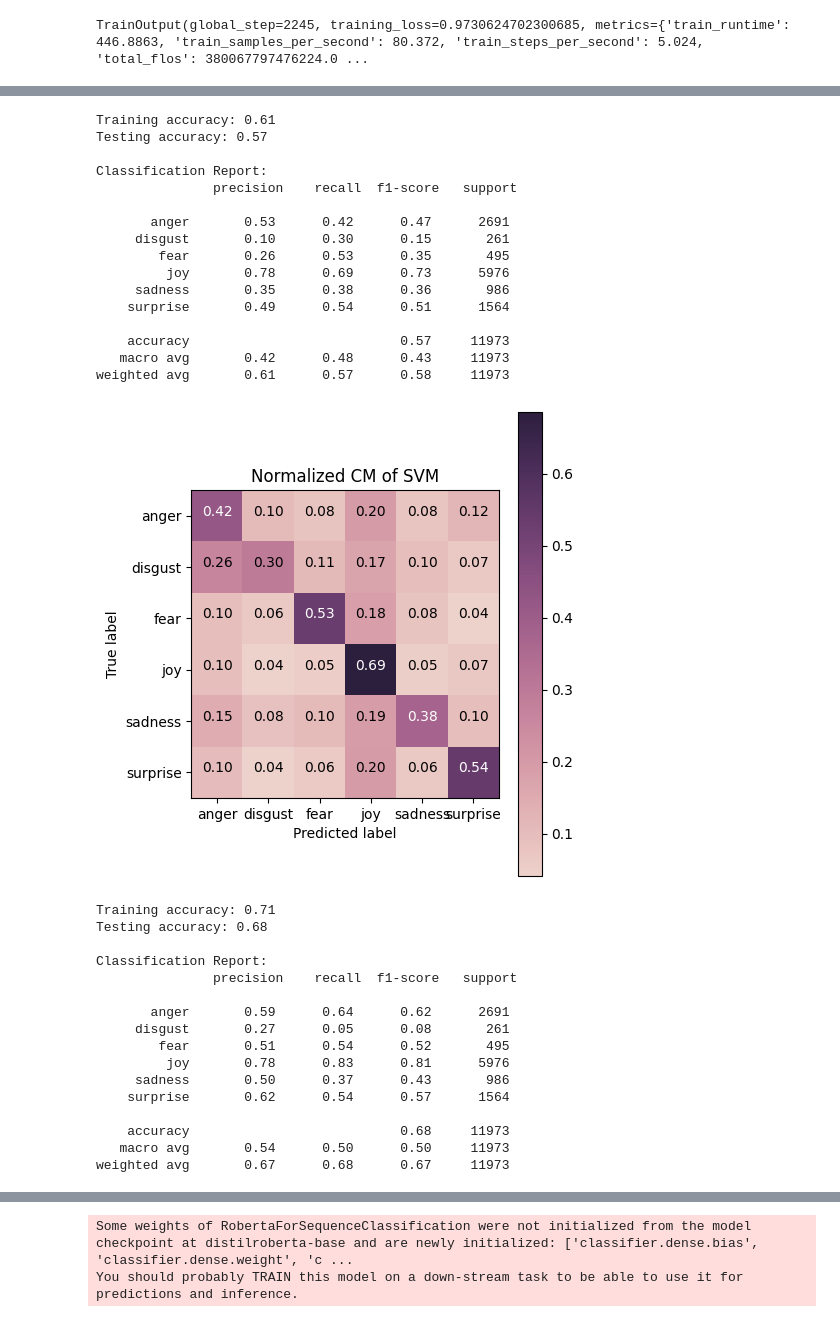
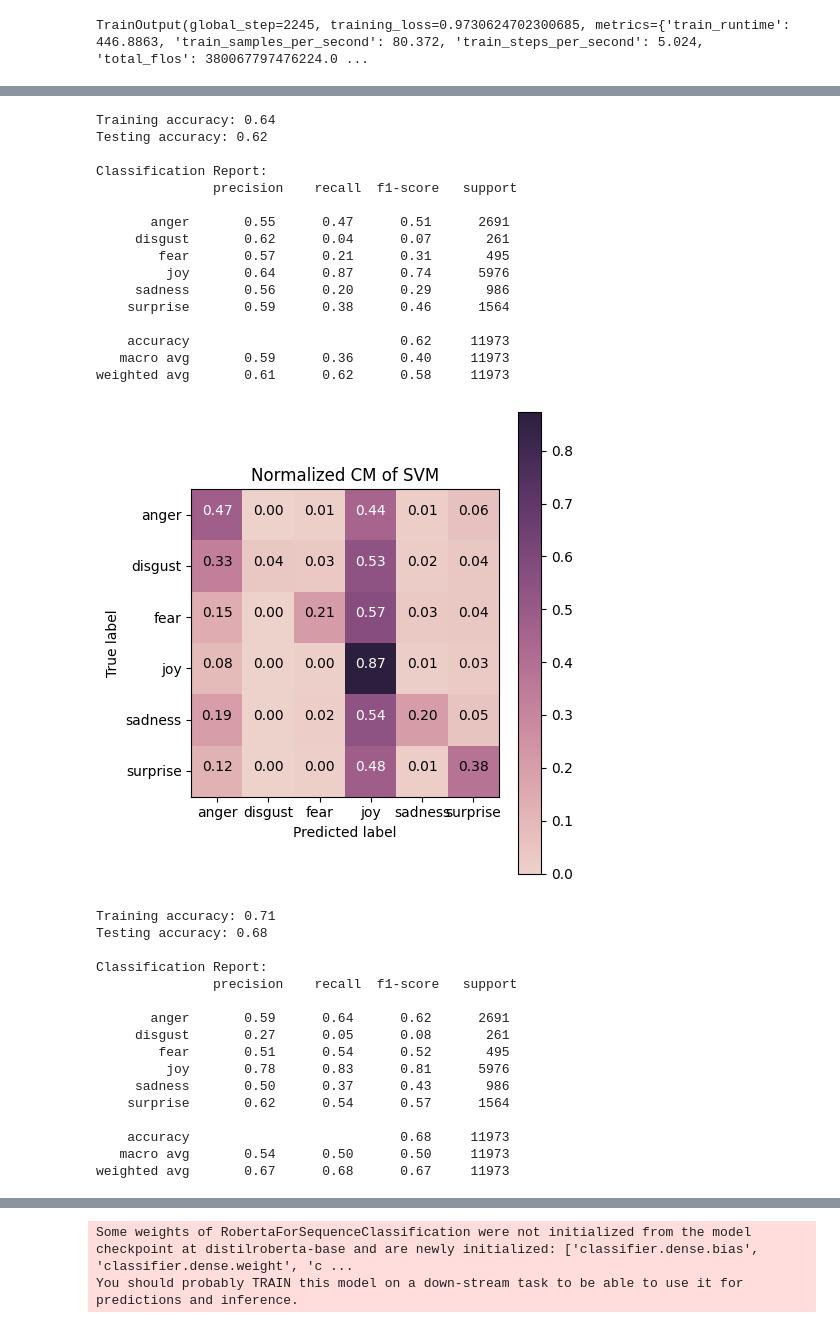
Before and after one commit to huang-chen-wei/DM2025-Lab2-Exercise, a Jupyter notebook: DM2025-Lab2-Homework.ipynb, the cells around one changed output, grey strips where cells are left out. Cells and saved outputs as stored; diff of their text form; code cells hidden in the pictures.

```diff
--- a/DM2025-Lab2-Homework.ipynb
+++ b/DM2025-Lab2-Homework.ipynb
@@ -687,6 +730,8 @@ model_NB_pseudo = MultinomialNB()
 model_NB_pseudo.fit(X_train_pseudo_BOW_500, y_train_pseudo_BOW_500)                         # Train
 y_train_pred_NB_pseudo = model_NB_pseudo.predict(X_train_pseudo_BOW_500)                    # Predict on train
 y_test_pred_NB_pseudo = model_NB_pseudo.predict(X_test_pseudo_BOW_500)                      # Predict on test
+prob_train_pred_NB_pseudo = model_NB_pseudo.predict_proba(X_train_pseudo_BOW_500)
+prob_test_pred_NB_pseudo = model_NB_pseudo.predict_proba(X_test_pseudo_BOW_500)
 
 # ================================================================================================
 # Weighted Naive Bayes + BOW 500
@@ -701,10 +746,12 @@ class_weights = dict(zip(classes, weights))
 sample_weights = train_df_pseudo['emotion'].map(class_weights).values
 
 # Build the Naive Bayes model with WEIGHT
-model_NB_pseudo_weight = MultinomialNB()
-model_NB_pseudo_weight.partial_fit(X_train_pseudo_BOW_500, y_train_pseudo_BOW_500, classes=classes, sample_weight=sample_weights)
-y_train_pred_NB_pseudo_weight = model_NB_pseudo_weight.predict(X_train_pseudo_BOW_500)      # Predict on train
-y_test_pred_NB_pseudo_weight = model_NB_pseudo_weight.predict(X_test_pseudo_BOW_500)        # Predict on test
+model_NB_weight_pseudo = MultinomialNB()
+model_NB_weight_pseudo.partial_fit(X_train_pseudo_BOW_500, y_train_pseudo_BOW_500, classes=classes, sample_weight=sample_weights)
+y_train_pred_NB_weight_pseudo = model_NB_weight_pseudo.predict(X_train_pseudo_BOW_500)      # Predict on train
+y_test_pred_NB_weight_pseudo = model_NB_weight_pseudo.predict(X_test_pseudo_BOW_500)        # Predict on test
+prob_train_pred_NB_weight_pseudo = model_NB_calibrate.predict_proba(X_train_pseudo_BOW_500)
+prob_test_pred_NB_weight_pseudo = model_NB_calibrate.predict_proba(X_test_pseudo_BOW_500)
 
 # ================================================================================================
 # Calibrated Naive Bayes + BOW 500
@@ -713,10 +760,12 @@ y_test_pred_NB_pseudo_weight = model_NB_pseudo_weight.predict(X_test_pseudo_BOW_
 from sklearn.calibration import CalibratedClassifierCV
 # Build the Naive Bayes model
 model_NB_pseudo = MultinomialNB()
-model_NB_pseudo_calibrate = CalibratedClassifierCV(model_NB_pseudo, method="isotonic")
-model_NB_pseudo_calibrate.fit(X_train_pseudo_BOW_500, y_train_pseudo_BOW_500)
-y_train_pred_NB_pseudo_calibrate = model_NB_pseudo_calibrate.predict(X_train_pseudo_BOW_500) # Predict on train
-y_test_pred_NB_pseudo_calibrate = model_NB_pseudo_calibrate.predict(X_test_pseudo_BOW_500)   # Predict on test
+model_NB_calibrate_pseudo = CalibratedClassifierCV(model_NB_pseudo, method="isotonic")
+model_NB_calibrate_pseudo.fit(X_train_pseudo_BOW_500, y_train_pseudo_BOW_500)
+y_train_pred_NB_calibrate_pseudo = model_NB_calibrate_pseudo.predict(X_train_pseudo_BOW_500) # Predict on train
+y_test_pred_NB_calibrate_pseudo = model_NB_calibrate_pseudo.predict(X_test_pseudo_BOW_500)   # Predict on test
+prob_train_pred_NB_calibrate_pseudo = model_NB_calibrate_pseudo.predict_proba(X_train_pseudo_BOW_500)
+prob_test_pred_NB_calibrate_pseudo = model_NB_calibrate_pseudo.predict_proba(X_test_pseudo_BOW_500)
 # %% [markdown]
 ### <a id='toc1_3_2_'></a>[**1.3.2 Decision-Tree (ft. BOW 500)**](#toc1_3_2_)
 # %%
@@ -739,11 +788,17 @@ y_test_pred_DT_pseudo = model_DT_pseudo.predict(X_test_pseudo_BOW_500)
 from sklearn.svm import LinearSVC
 from sklearn.pipeline import make_pipeline
 
-# Build SVM model
-model_SVM_pseudo = LinearSVC(class_weight="balanced", random_state=42)
+
+# Base model
+base_svm = LinearSVC(class_weight="balanced", random_state=42)
+
+# Calibrated model to enable probability output
+model_SVM_pseudo = CalibratedClassifierCV(base_svm, method="sigmoid", cv=3)
 model_SVM_pseudo.fit(X_train_pseudo_TFIDF_1000, y_train_pseudo_TFIDF_1000)
-y_train_pred_SVM_pseudo_1000 = model_SVM_pseudo.predict(X_train_pseudo_TFIDF_1000)            # Predict on train
-y_test_pred_SVM_pseudo_1000 = model_SVM_pseudo.predict(X_test_pseudo_TFIDF_1000)              # Predict on test
+y_train_pred_SVM_pseudo = model_SVM_pseudo.predict(X_train_pseudo_TFIDF_1000)
+y_test_pred_SVM_pseudo = model_SVM_pseudo.predict(X_test_pseudo_TFIDF_1000)
+prob_train_pred_SVM_pseudo = model_SVM_pseudo.predict_proba(X_train_pseudo_TFIDF_1000)
+prob_test_pred_SVM_pseudo = model_SVM_pseudo.predict_proba(X_test_pseudo_TFIDF_1000)
 # %% [markdown]
 ### <a id='toc1_3_4_'></a>[**1.3.4 DistilRoBERTa (ft. embeddings)**](#toc1_3_4_)
 # %%
@@ -952,11 +1008,11 @@ df_test_distilroberta_base.head(3)
 #  Evaluation
 class_names = ['anger', 'disgust', 'fear', 'joy', 'sadness', 'surprise']
 evaluate_classifier(y_train_pseudo, y_train_pred_NB_pseudo, y_test_pseudo, y_test_pred_NB_pseudo, class_names=class_names, title="Normalized CM of Naive Bayes")
-evaluate_classifier(y_train_pseudo, y_train_pred_NB_pseudo_weight, y_test_pseudo, y_test_pred_NB_pseudo_weight, class_names=class_names, title="Normalized CM of Weighted Naive Bayes")
-evaluate_classifier(y_train_pseudo, y_train_pred_NB_pseudo_calibrate, y_test_pseudo, y_test_pred_NB_pseudo_calibrate, class_names=class_names, title="Normalized CM of Weighted Naive Bayes")
+evaluate_classifier(y_train_pseudo, y_train_pred_NB_weight_pseudo, y_test_pseudo, y_test_pred_NB_weight_pseudo, class_names=class_names, title="Normalized CM of Weighted Naive Bayes")
+evaluate_classifier(y_train_pseudo, y_train_pred_NB_calibrate_pseudo, y_test_pseudo, y_test_pred_NB_calibrate_pseudo, class_names=class_names, title="Normalized CM of Calibrated Naive Bayes")
 evaluate_classifier(y_train_pseudo, y_train_pred_DT_pseudo, y_test_pseudo, y_test_pred_DT_pseudo, class_names=class_names, title="Normalized CM of Decision Tree")
-evaluate_classifier(y_train_pseudo, y_train_pred_SVM_pseudo_1000, y_test_pseudo, y_test_pred_SVM_pseudo_1000, class_names=class_names, title="Normalized CM of SVM")
-evaluate_classifier(y_train_pseudo, y_train_pred_distilroberta_base, y_test_pseudo, y_test_pred_distilroberta_base, class_names=class_names, title="Normalized CM of DistilRoBERTa")
+evaluate_classifier(y_train_pseudo, y_train_pred_SVM_pseudo, y_test_pseudo, y_test_pred_SVM_pseudo, class_names=class_names, title="Normalized CM of SVM")
+evaluate_classifier(y_train_pseudo, y_train_pred_distilroberta_base_pseudo, y_test_pseudo, y_test_pred_distilroberta_base_pseudo, class_names=class_names, title="Normalized CM of DistilRoBERTa")
 # %% [output]
 Training accuracy: 0.58
 Testing accuracy: 0.57
@@ -1004,45 +1060,45 @@ Classification Report:
          joy       0.63      0.83      0.72      5976
      sadness       0.48      0.16      0.24       986
     surprise       0.53      0.41      0.46      1564
 
     accuracy                           0.58     11973
    macro avg       0.42      0.33      0.35     11973
 weighted avg       0.55      0.58      0.55     11973
 [figure]
 Training accuracy: 0.99
 Testing accuracy: 0.48
 
 Classification Report:
                precision    recall  f1-score   support
 
        anger       0.37      0.39      0.38      2691
      disgust       0.04      0.05      0.04       261
         fear       0.18      0.16      0.17       495
          joy       0.65      0.65      0.65      5976
      sadness       0.23      0.20      0.21       986
     surprise       0.36      0.36      0.36      1564
 
     accuracy                           0.48     11973
    macro avg       0.31      0.30      0.30     11973
 weighted avg       0.48      0.48      0.48     11973
 [figure]
-Training accuracy: 0.61
-Testing accuracy: 0.57
+Training accuracy: 0.64
+Testing accuracy: 0.62
 
 Classification Report:
                precision    recall  f1-score   support
 
-       anger       0.53      0.42      0.47      2691
-     disgust       0.10      0.30      0.15       261
-        fear       0.26      0.53      0.35       495
-         joy       0.78      0.69      0.73      5976
-     sadness       0.35      0.38      0.36       986
-    surprise       0.49      0.54      0.51      1564
+       anger       0.55      0.47      0.51      2691
+     disgust       0.62      0.04      0.07       261
+        fear       0.57      0.21      0.31       495
+         joy       0.64      0.87      0.74      5976
+     sadness       0.56      0.20      0.29       986
+    surprise       0.59      0.38      0.46      1564
 
-    accuracy                           0.57     11973
-   macro avg       0.42      0.48      0.43     11973
-weighted avg       0.61      0.57      0.58     11973
+    accuracy                           0.62     11973
+   macro avg       0.59      0.36      0.40     11973
+weighted avg       0.61      0.62      0.58     11973
-[figure, old version]
+[figure, new version]
 Training accuracy: 0.71
 Testing accuracy: 0.68
 
```
Also changed, not shown: parts of 19 cells of this notebook, 9 other files.
